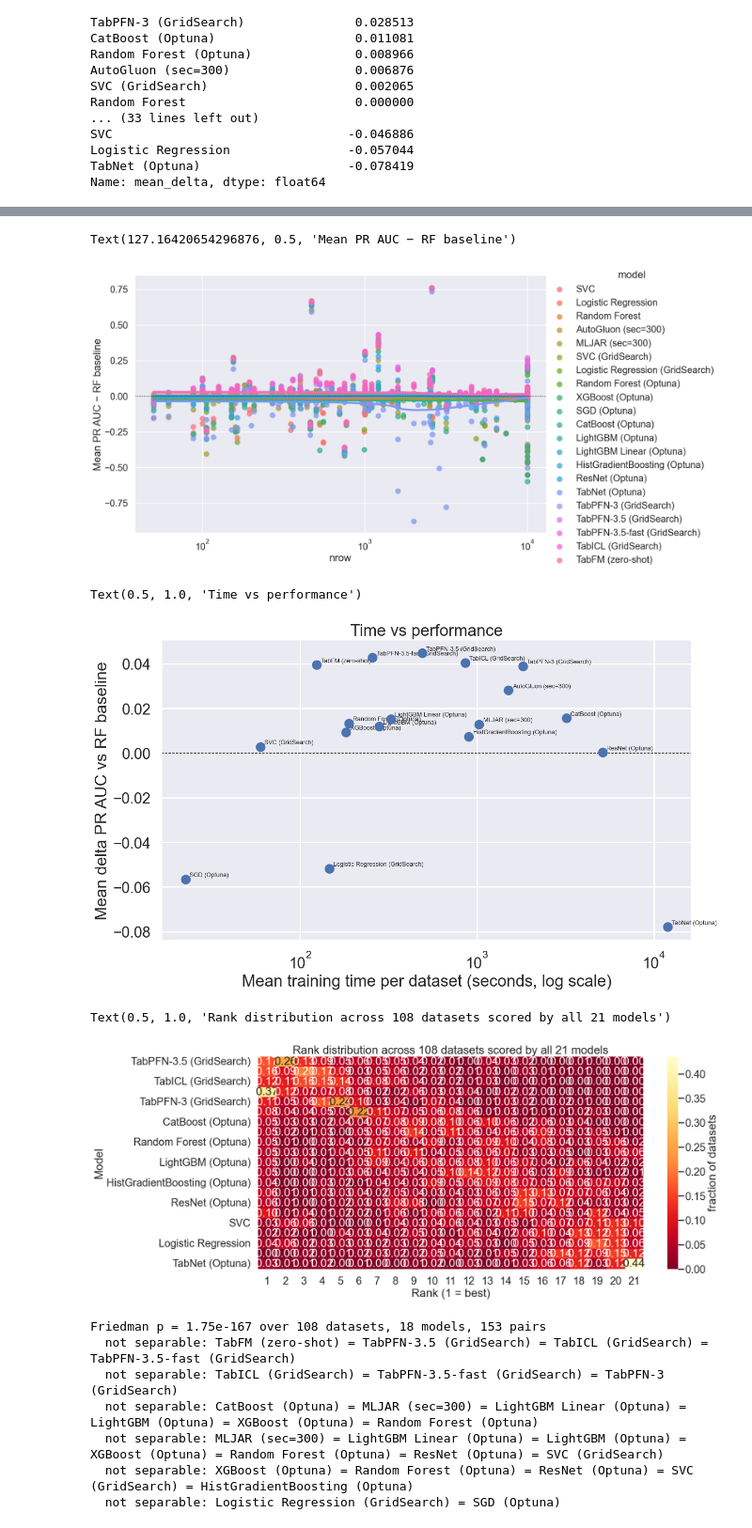
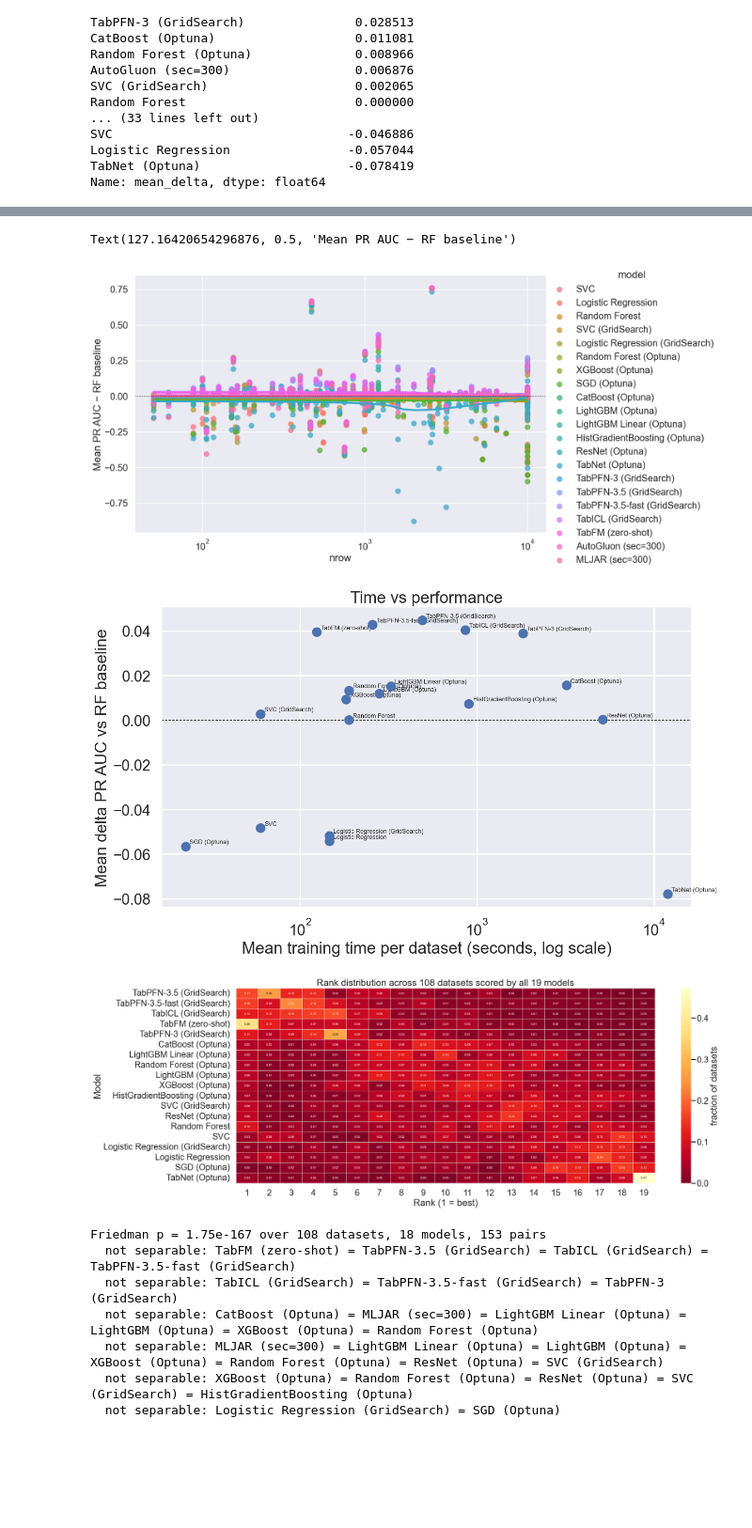
Before and after one commit to firefly1248/SmallDataBenchmarks, a Jupyter notebook: figures.ipynb, the cells around one changed output, grey strips where cells are left out. Shown at 94% size. Cells and saved outputs as stored; diff of their text form; code cells hidden in the pictures; blank space fills up the shorter version.

```diff
--- a/figures.ipynb
+++ b/figures.ipynb
@@ -110,0 +20,15 @@ evaluated_datasets = set(results_df['dataset'])
+# %%
+# One row per (model, dataset) over the UCI++ datasets minus the duplicates and the
+# trivial ones. The published figures use two rosters: the critical-difference diagram,
+# the headline pairs and the calibration figure include the two AutoML frameworks; the
+# rank distribution, the boxen plot and the time figure do not. Both carry the untuned
+# GridSearch entries of SVC, Logistic Regression and Random Forest next to the tuned
+# ones; the critical-difference cell drops them.
+with_automl = scores(automl=True)
+without_automl = scores(automl=False)
+missing = [k for k in MODEL_LABELS if k not in joblib.load(OPTUNA)[0]]
+if missing:
+    print(f'WARNING: absent from the aggregate, not plotted: {missing}')
+for name, df in (('with AutoML', with_automl), ('without AutoML', without_automl)):
+    print(f"{name}: {df.dataset.nunique()} datasets, {df.model.nunique()} models, "
+          f"{len(complete_cases(df))} scored by every model")
@@ -111,7 +38,7 @@ evaluated_datasets = set(results_df['dataset'])
 # %%
 winning_algorithms = []
-for dataset in evaluated_datasets:
-    df_sub = results_df[results_df['dataset'] == dataset]
+for dataset in set(with_automl.dataset):
+    df_sub = with_automl[with_automl['dataset'] == dataset]
     highest_prauc = df_sub['mean_prauc'].max()
     winning_algorithms.extend(df_sub.loc[df_sub['mean_prauc'] >= highest_prauc * 0.995, 'model'])
 print('Datasets each algorithm does best on (a model unscored on a dataset can '
@@ -119,8 +46,8 @@ print('Datasets each algorithm does best on (a model unscored on a dataset can '
 pprint(Counter(winning_algorithms))
 
 losing_algorithms = []
-for dataset in evaluated_datasets:
-    df_sub = results_df[results_df['dataset'] == dataset]
+for dataset in set(with_automl.dataset):
+    df_sub = with_automl[with_automl['dataset'] == dataset]
     worst_prauc = df_sub['mean_prauc'].min()
     losing_algorithms.extend(df_sub.loc[df_sub['mean_prauc'] <= worst_prauc * 1.005, 'model'])
 print('\nDatasets each algorithm does worst on:')
@@ -129,14 +56,14 @@ pprint(Counter(losing_algorithms))
 # Coverage differs by model and pandas skips NaN, so each model is averaged
 # over its own subset. n makes that visible.
 print('\nDelta PR AUC vs RF baseline, each model over its own coverage:')
-print(results_df.groupby('model')['mean_delta']
+print(with_automl.groupby('model')['mean_delta']
       .agg(n='count', mean='mean', median='median')
       .sort_values('mean', ascending=False).to_string())
 
 # Paired view over identical datasets. Models below MIN_COVERAGE are dropped
 # rather than allowed to shrink the intersection.
 MIN_COVERAGE = 0.9
-pivot_delta = results_df.pivot_table(index='dataset', columns='model', values='mean_delta')
+pivot_delta = with_automl.pivot_table(index='dataset', columns='model', values='mean_delta')
 paired_models = pivot_delta.columns[pivot_delta.notna().mean() >= MIN_COVERAGE]
 paired = pivot_delta[paired_models].dropna()
 print(f'\nComplete-case delta vs RF ({len(paired)} datasets, {len(paired_models)} '
@@ -144,8 +71,8 @@ print(f'\nComplete-case delta vs RF ({len(paired)} datasets, {len(paired_models)
 print(paired.mean().sort_values(ascending=False).to_string())
 
 # Pairwise win/loss matrix
-models_ordered = results_df.groupby('model')['mean_delta'].mean().sort_values(ascending=False).index.tolist()
-pivot = results_df.pivot_table(index='dataset', columns='model', values='mean_prauc')
+models_ordered = with_automl.groupby('model')['mean_delta'].mean().sort_values(ascending=False).index.tolist()
+pivot = with_automl.pivot_table(index='dataset', columns='model', values='mean_prauc')
 TOL = 0.005
 win_matrix = pd.DataFrame(index=models_ordered, columns=models_ordered, dtype=float)
 for a in models_ordered:
@@ -236,7 +163,7 @@ Text(0.5, 1.0, 'Model performance relative to Random Forest baseline')
 # %%
 # delta PR AUC vs RF baseline vs number of samples in the data
 g = sns.lmplot(
-    data=results_df,
+    data=with_automl,
     x='nrow', y='mean_delta',
     hue='model',
     lowess=True,
@@ -249,17 +176,17 @@ g.ax.axhline(0, color='black', linestyle='--', linewidth=1)
 g.ax.set_ylabel('Mean PR AUC − RF baseline')
 # %% [output]
 Text(127.16420654296876, 0.5, 'Mean PR AUC − RF baseline')
-[figure, old version]
+[figure, new version]
 # %%
-# Time-performance tradeoff
-time_lookup = {}
-for model_key, label in MODEL_LABELS.items():
-    if model_key in optuna_times and len(optuna_times[model_key]) > 0:
-        time_lookup[label] = np.nanmean(optuna_times[model_key])
-time_lookup[AUTOML_LABELS['autogluon']] = np.nanmean(autogluon_times)
-time_lookup[AUTOML_LABELS['mljar']] = np.nanmean(mljar_times)
+# Time-performance tradeoff, without AutoML. The untuned GridSearch entries take the
+# tuned entries' times as a proxy: baseline_times is one total for the three of them.
+time_lookup = mean_times(automl=False)
+for untuned, tuned in (('SVC', 'SVC (GridSearch)'),
+                       ('Logistic Regression', 'Logistic Regression (GridSearch)'),
+                       ('Random Forest', 'Random Forest (Optuna)')):
+    time_lookup[untuned] = time_lookup[tuned]
 
-model_delta_mean = results_df.groupby('model')['mean_delta'].mean()
+model_delta_mean = without_automl.groupby('model')['mean_delta'].mean()
 time_rows = []
 for m, t in time_lookup.items():
     d = model_delta_mean.get(m, np.nan)
@@ -276,32 +203,33 @@ ax.set_xscale('log')
 ax.set_xlabel('Mean training time per dataset (seconds, log scale)')
 ax.set_ylabel('Mean delta PR AUC vs RF baseline')
 ax.set_title('Time vs performance')
+fig.savefig('figures/time_performance_tradeoff.png', dpi=150, bbox_inches='tight')
 # %% [output]
-Text(0.5, 1.0, 'Time vs performance')
-[figure, old version]
+[figure, new version]
 # %%
 # Rank heatmap: fraction of datasets each model is rank k.
 # Complete cases only: ranks compare only across identical datasets.
-pivot_full = results_df.pivot_table(index='dataset', columns='model', values='mean_prauc').dropna()
-models_by_rank = (results_df.groupby('model')['mean_delta'].mean()
+pivot_full = complete_cases(without_automl)
+models_by_rank = (without_automl.groupby('model')['mean_delta'].mean()
                   .sort_values(ascending=False).index.tolist())
 rank_pivot_full = pivot_full[models_by_rank].rank(axis=1, ascending=False, method='min')
 n_ds = len(rank_pivot_full)
 
 rank_frac = pd.DataFrame(index=models_by_rank)
 for r in range(1, len(models_by_rank) + 1):
     rank_frac[r] = (rank_pivot_full == r).sum() / n_ds
 assert np.allclose(rank_frac.sum(axis=1), 1.0), 'each row must be a distribution'
 
-fig, ax = plt.subplots(figsize=(18, 8))
+fig, ax = plt.subplots(figsize=(24, 9))
 sns.heatmap(rank_frac, annot=True, fmt='.2f', cmap='YlOrRd_r', ax=ax,
+            annot_kws={'size': 8}, linewidths=0.4, linecolor='white',
             cbar_kws={'label': 'fraction of datasets'})
 ax.set_xlabel('Rank (1 = best)')
 ax.set_ylabel('Model')
 ax.set_title(f'Rank distribution across {n_ds} datasets scored by all {len(models_by_rank)} models')
+fig.savefig('figures/rank_distribution.png', dpi=150, bbox_inches='tight')
 # %% [output]
-Text(0.5, 1.0, 'Rank distribution across 108 datasets scored by all 21 models')
-[figure, old version]
+[figure, new version]
 # %%
 # Significance. The headline gaps are 0.002-0.009 wide, so a ranking alone does
 # not say which of them the data supports. One dataset is one observation; the
```
Also changed, not shown: parts of 17 cells of this notebook, 43 other files.
